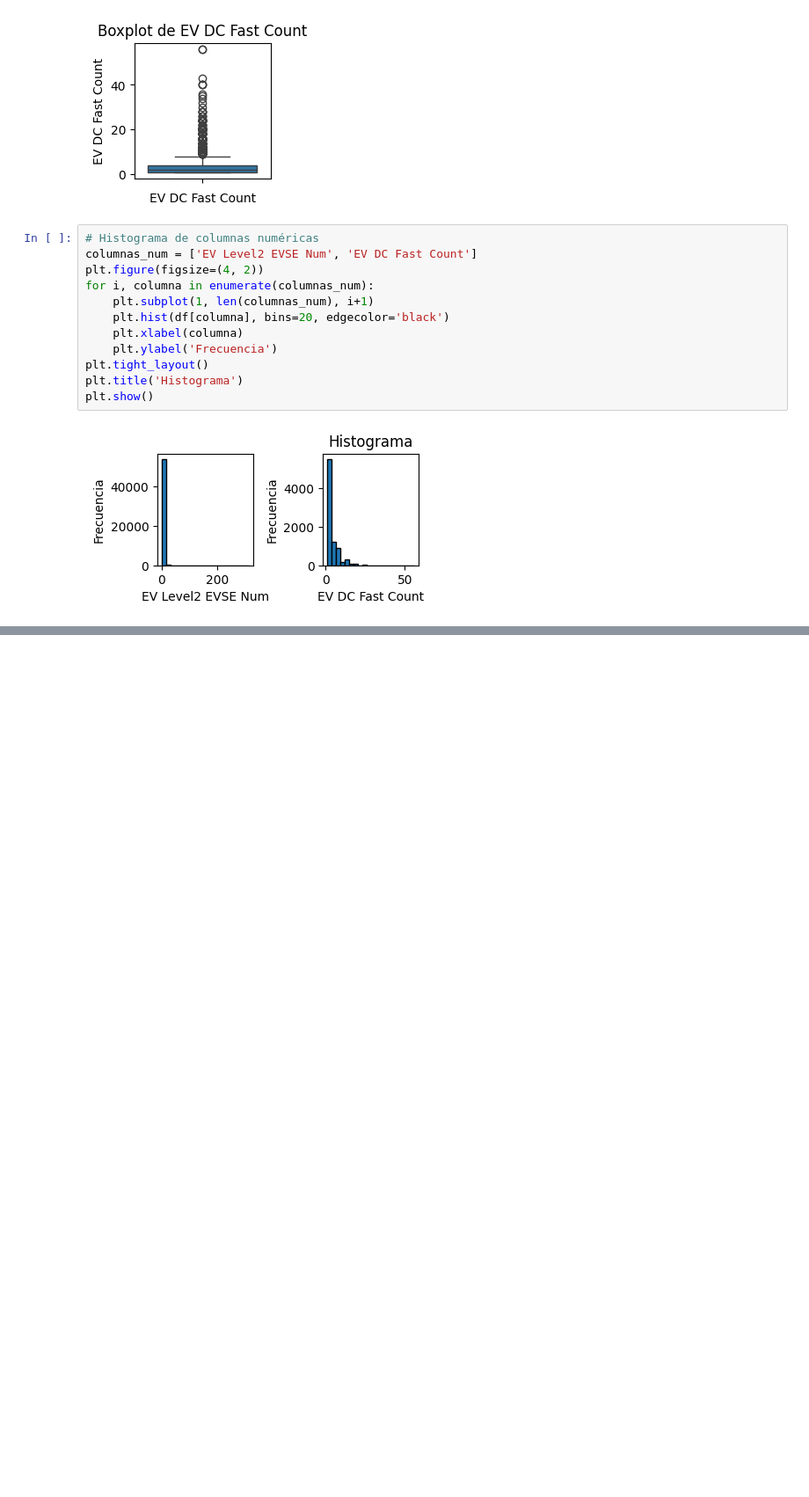
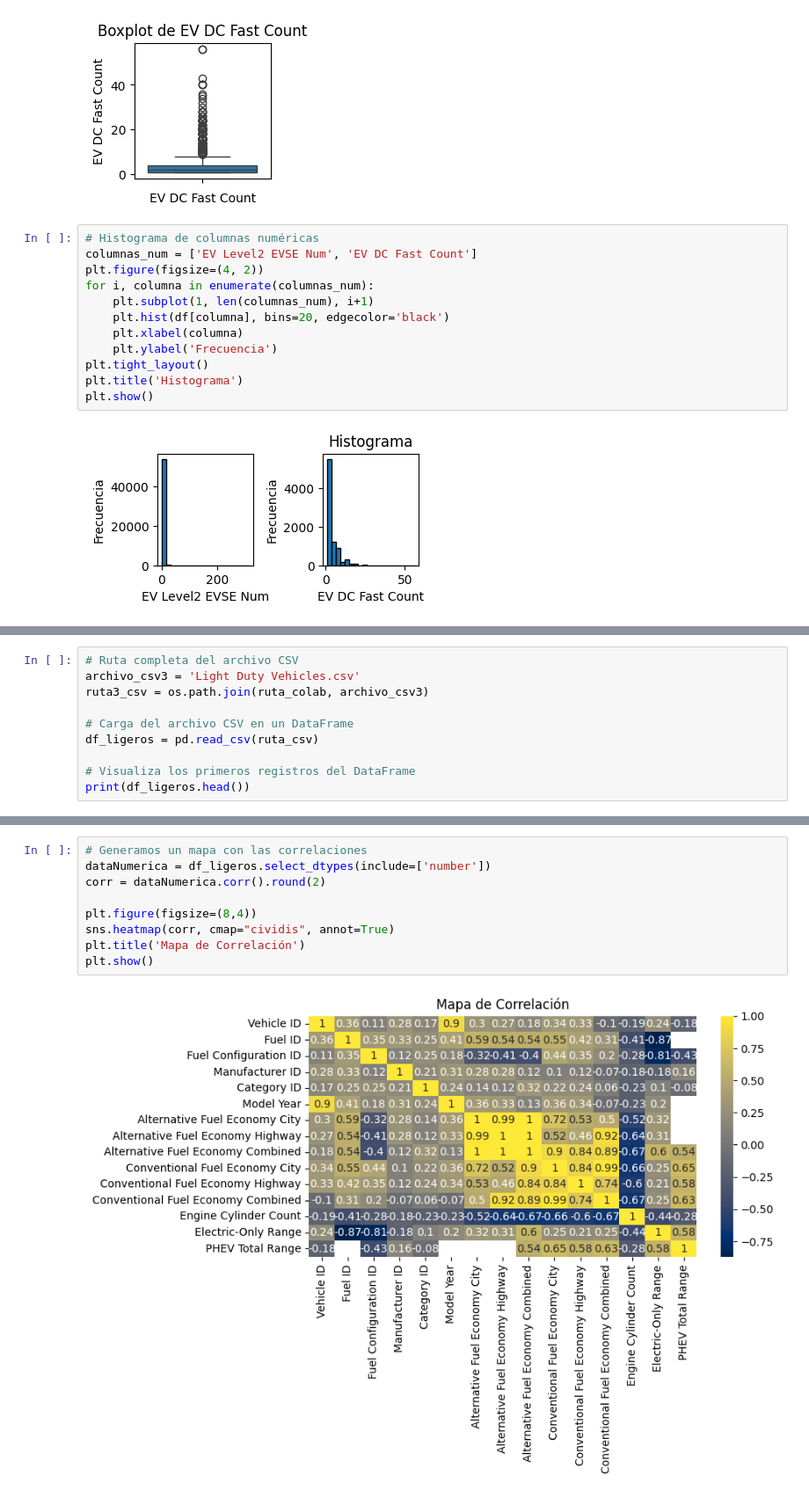
Before and after one commit to alanguev1/proyecto-final, a Jupyter notebook: Eda_preliminar.ipynb, the cells around one changed output, grey strips where cells are left out. Shown at 88% size. Cells and saved outputs as stored; diff of their text form; blank space fills up the shorter version.

```diff
--- a/Eda_preliminar.ipynb
+++ b/Eda_preliminar.ipynb
@@ -583,0 +596,10 @@ plt.show()
+# %%
+# Ruta completa del archivo CSV
+archivo_csv3 = 'Light Duty Vehicles.csv'
+ruta3_csv = os.path.join(ruta_colab, archivo_csv3)
+
+# Carga del archivo CSV en un DataFrame
+df_ligeros = pd.read_csv(ruta_csv)
+
+# Visualiza los primeros registros del DataFrame
+print(df_ligeros.head())
@@ -583,0 +686,11 @@ plt.show()
+# %%
+# Generamos un mapa con las correlaciones
+dataNumerica = df_ligeros.select_dtypes(include=['number'])
+corr = dataNumerica.corr().round(2)
+
+plt.figure(figsize=(8,4))
+sns.heatmap(corr, cmap="cividis", annot=True)
+plt.title('Mapa de Correlación')
+plt.show()
+# %% [output]
+[figure, added]
```
Also changed, not shown: parts of 12 cells of this notebook.
